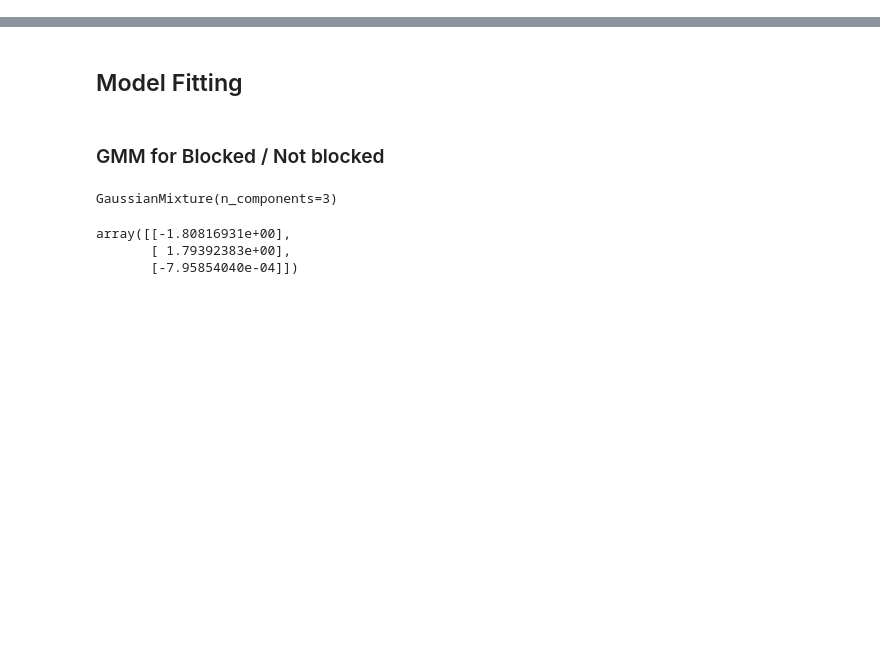
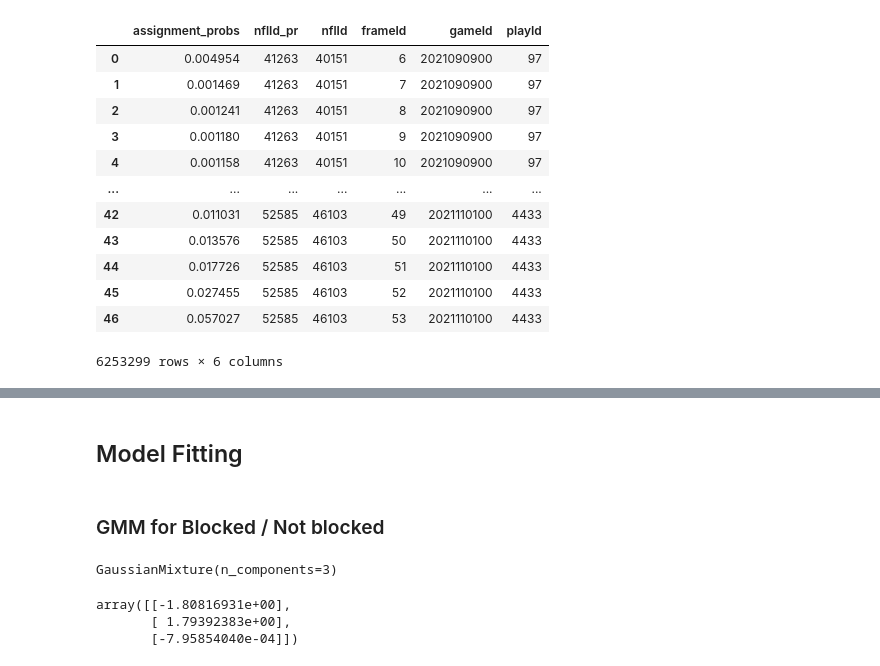
Before and after one commit to IshTheCoder/Matchup_Identifier, a Jupyter notebook: src/Maximization Sandbox.ipynb, the cells around one changed output, grey strips where cells are left out. Cells and saved outputs as stored; diff of their text form; code cells hidden in the pictures; blank space fills up the shorter version.

```diff
--- a/src/Maximization Sandbox.ipynb
+++ b/src/Maximization Sandbox.ipynb
@@ -66,4 +68,20 @@ for poss in poss_list:
     all_pos_list.append(poss_df)
 # %%
 assignment_data = pd.concat(all_pos_list)
+# %%
+assignment_data
+# %% [output]
+|  | assignment_probs | nflId_pr | nflId | frameId | gameId | playId |
+| 0 | 0.004954 | 41263 | 40151 | 6 | 2021090900 | 97 |
+| 1 | 0.001469 | 41263 | 40151 | 7 | 2021090900 | 97 |
+| 2 | 0.001241 | 41263 | 40151 | 8 | 2021090900 | 97 |
+| 3 | 0.001180 | 41263 | 40151 | 9 | 2021090900 | 97 |
+| 4 | 0.001158 | 41263 | 40151 | 10 | 2021090900 | 97 |
+| ... | ... | ... | ... | ... | ... | ... |
+| 42 | 0.011031 | 52585 | 46103 | 49 | 2021110100 | 4433 |
+| 43 | 0.013576 | 52585 | 46103 | 50 | 2021110100 | 4433 |
+| 44 | 0.017726 | 52585 | 46103 | 51 | 2021110100 | 4433 |
+| 45 | 0.027455 | 52585 | 46103 | 52 | 2021110100 | 4433 |
+| 46 | 0.057027 | 52585 | 46103 | 53 | 2021110100 | 4433 |
+6253299 rows × 6 columns
 # %%
```
Also changed, not shown: parts of 7 cells of this notebook, 9 other files.
